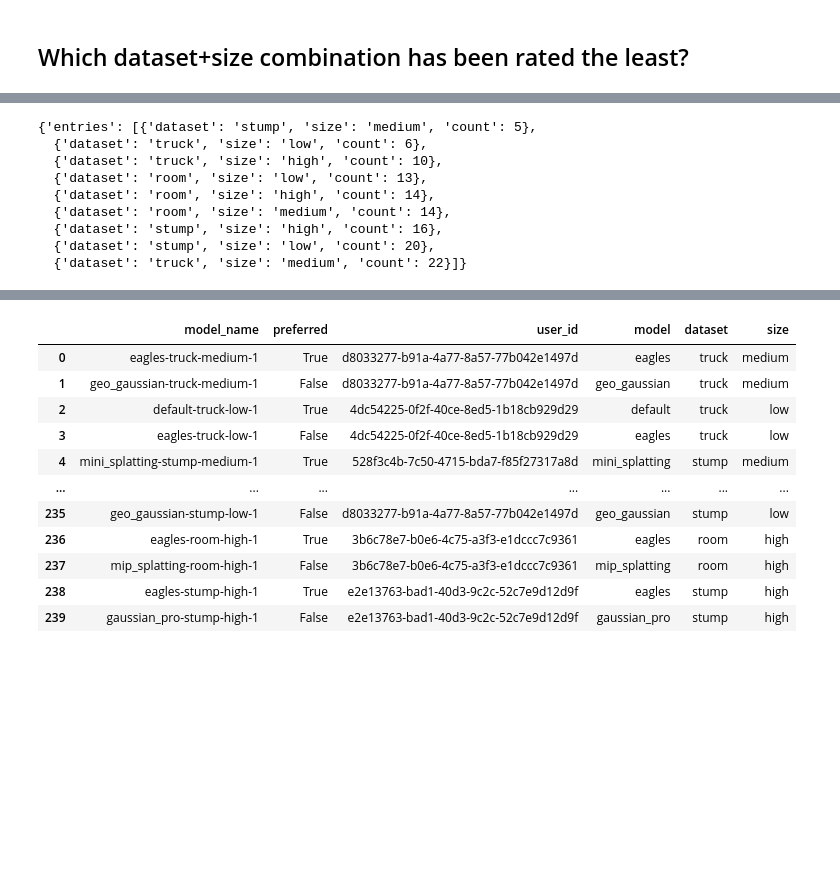
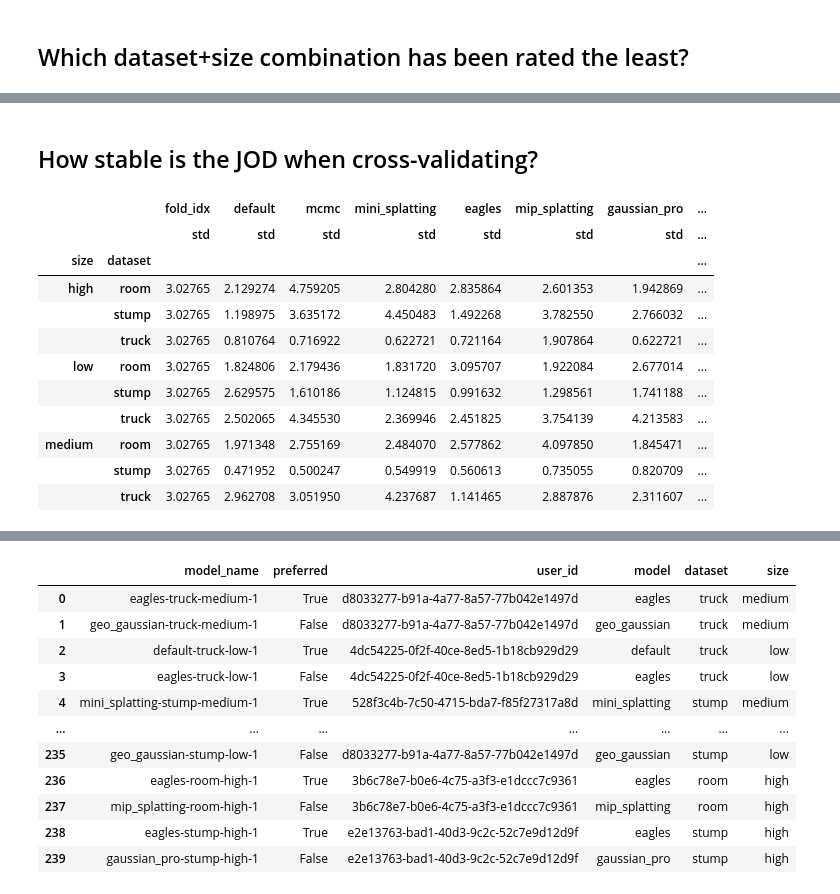
Before and after one commit to PaulErpen/eval-viewer, a Jupyter notebook: scripts/report/report.ipynb, the cells around one changed output, grey strips where cells are left out. Saved outputs shown, nothing was run; the diff lists cells and outputs as text; code cells hidden in the pictures; blank space fills up the shorter version.

```diff
--- a/scripts/report/report.ipynb
+++ b/scripts/report/report.ipynb
@@ -442,27 +440,0 @@ plot_jod_batched(df_jod_batched_3)
-# %%
-import numpy as np
-import multiprocessing as mp
-from sklearn.model_selection import KFold
-import itertools
-
-def cross_validate_jod(tup):
-    size, dataset = tup
-    current = ratings[
-        (ratings["size"] == size) & (ratings["dataset"] == dataset)
-    ]
-    kf = KFold(n_splits=10, shuffle=True, random_state=42)
-    jod_estimates = np.zeros((7, 10))  # Store JOD estimates per fold
-
-    for fold_idx, (train_idx, test_idx) in enumerate(kf.split(current)):
-        train_data = judgments[train_idx]
-        preferences = create_preference_matrix_from_df(train_data)
-        jod_results = compute_jod(preferences)
-        jod_estimates[:, fold_idx] = compute_jod(train_data).to_array()
-
-    return np.var(jod_results, axis=1)
-
-num_workers = min(mp.cpu_count() - 1, 9)
-with mp.Pool(num_workers) as pool:
-    jod_variances = pool.map(cross_validate_jod, itertools.product(["low", "medium", "high"], ["room", "stump", "truck"]))
-
-jod_variances = np.array(jod_variances)
@@ -485,23 +455,4 @@ df_ratings_count
 | 4 | stump | low | 20 |
 | 8 | truck | medium | 22 |
-# %%
-{
-    "entries": [
-        {
-            "dataset": row["dataset"],
-            "size": row["size"],
-            "count": row["id"],
-        }
-        for idx, row in df_ratings_count.iterrows()
-    ]
-}
-# %% [output]
-{'entries': [{'dataset': 'stump', 'size': 'medium', 'count': 5},
-  {'dataset': 'truck', 'size': 'low', 'count': 6},
-  {'dataset': 'truck', 'size': 'high', 'count': 10},
-  {'dataset': 'room', 'size': 'low', 'count': 13},
-  {'dataset': 'room', 'size': 'high', 'count': 14},
-  {'dataset': 'room', 'size': 'medium', 'count': 14},
-  {'dataset': 'stump', 'size': 'high', 'count': 16},
-  {'dataset': 'stump', 'size': 'low', 'count': 20},
-  {'dataset': 'truck', 'size': 'medium', 'count': 22}]}
+# %% [markdown]
+## How stable is the JOD when cross-validating?
@@ -507,0 +519,15 @@ df_ratings_count
+# %%
+result.groupby(["size", "dataset"]).agg(["std"])
+# %% [output]
+|  |  | fold_idx | default | mcmc | mini_splatting | eagles | mip_splatting | gaussian_pro | ... |
+|  |  | std | std | std | std | std | std | std | ... |
+| size | dataset |  |  |  |  |  |  |  | ... |
+| high | room | 3.02765 | 2.129274 | 4.759205 | 2.804280 | 2.835864 | 2.601353 | 1.942869 | ... |
+|  | stump | 3.02765 | 1.198975 | 3.635172 | 4.450483 | 1.492268 | 3.782550 | 2.766032 | ... |
+|  | truck | 3.02765 | 0.810764 | 0.716922 | 0.622721 | 0.721164 | 1.907864 | 0.622721 | ... |
+| low | room | 3.02765 | 1.824806 | 2.179436 | 1.831720 | 3.095707 | 1.922084 | 2.677014 | ... |
+|  | stump | 3.02765 | 2.629575 | 1.610186 | 1.124815 | 0.991632 | 1.298561 | 1.741188 | ... |
+|  | truck | 3.02765 | 2.502065 | 4.345530 | 2.369946 | 2.451825 | 3.754139 | 4.213583 | ... |
+| medium | room | 3.02765 | 1.971348 | 2.755169 | 2.484070 | 2.577862 | 4.097850 | 1.845471 | ... |
+|  | stump | 3.02765 | 0.471952 | 0.500247 | 0.549919 | 0.560613 | 0.735055 | 0.820709 | ... |
+|  | truck | 3.02765 | 2.962708 | 3.051950 | 4.237687 | 1.141465 | 2.887876 | 2.311607 | ... |
```
Also changed, not shown: parts of 18 cells of this notebook, 2 other files.
